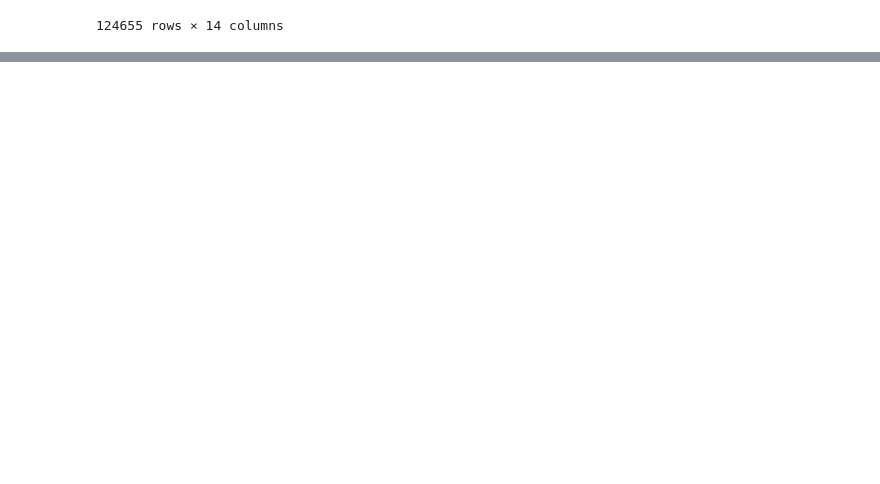
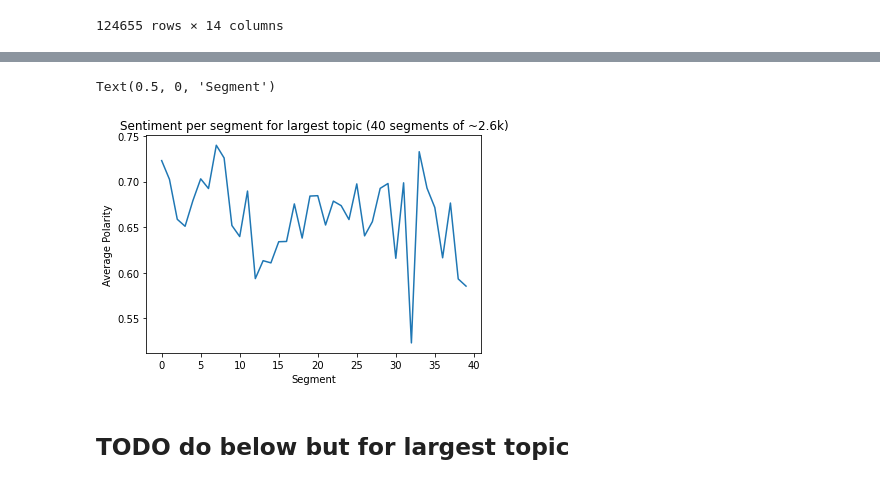
Before and after one commit to ginalamp/NFT_Twitter_Evolution, a Jupyter notebook: src/notebooks/largest_topic.ipynb, the cells around one changed output, grey strips where cells are left out. Cells and saved outputs as stored; diff of their text form; code cells hidden in the pictures; blank space fills up the shorter version.

```diff
--- a/src/notebooks/largest_topic.ipynb
+++ b/src/notebooks/largest_topic.ipynb
@@ -233,0 +429,12 @@ max_topic_df.to_csv(TOPIC_ID_OUT, columns = selected_columns)
+# %%
+NUM_SEGMENTS = 40
+# %%
+# split df into n groups of equal length (returns list of sub dataframes)
+# https://stackoverflow.com/questions/2130016/splitting-a-list-into-n-parts-of-approximately-equal-length
+def split(a, n):
+    k, m = divmod(len(a), n)
+    return (a[i*k+min(i, m):(i+1)*k+min(i+1, m)] for i in range(n))
+# %%
+# list of dfs
+sub_dfs = list(split(df, NUM_SEGMENTS))
+sub_dfs
@@ -233,0 +485,13 @@ max_topic_df.to_csv(TOPIC_ID_OUT, columns = selected_columns)
+# %%
+compounds = []
+mns, mxs = [], []
+for sub_df in sub_dfs:
+    compounds.append(sub_df.compound.mean())
+    mxs.append(sub_df.index.max())
+    mns.append(sub_df.index.min())
+
+compound_df = pd.DataFrame(dict(
+    mn=mns,
+    mx=mxs,
+    compouned=compounds
+))
@@ -233,0 +518,13 @@ max_topic_df.to_csv(TOPIC_ID_OUT, columns = selected_columns)
+# %%
+#plot average sentiment over time
+plt.plot(compound_df.index, compound_df['compouned'])
+plt.title('Sentiment per segment for largest topic (40 segments of ~2.6k)')
+plt.ylabel('Average Polarity')
+plt.xlabel('Segment')
+# plt.savefig('../dataout/sentiment/sentiment_per_segment_largest_topic.jpeg')
+# plt.close()
+# %% [output]
+Text(0.5, 0, 'Segment')
+[figure, added]
+# %% [markdown]
+## TODO do below but for largest topic
```
Also changed, not shown: parts of 36 cells of this notebook, 2 other files.
